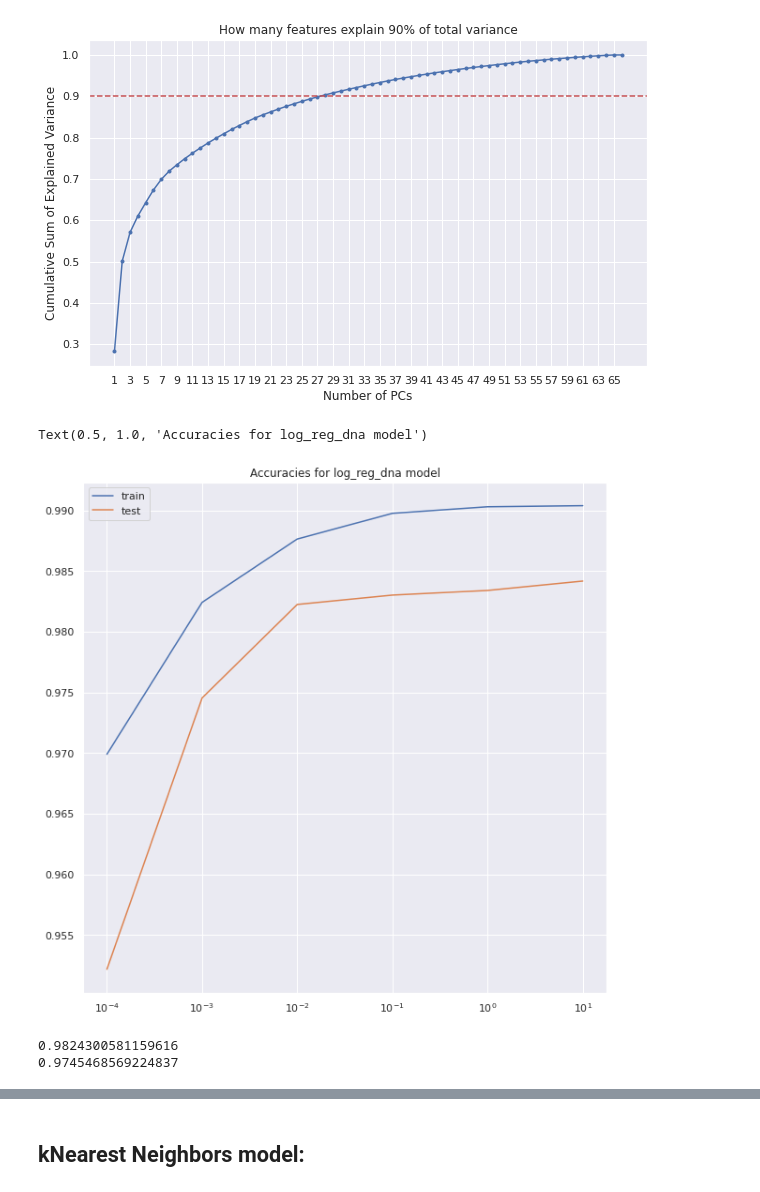
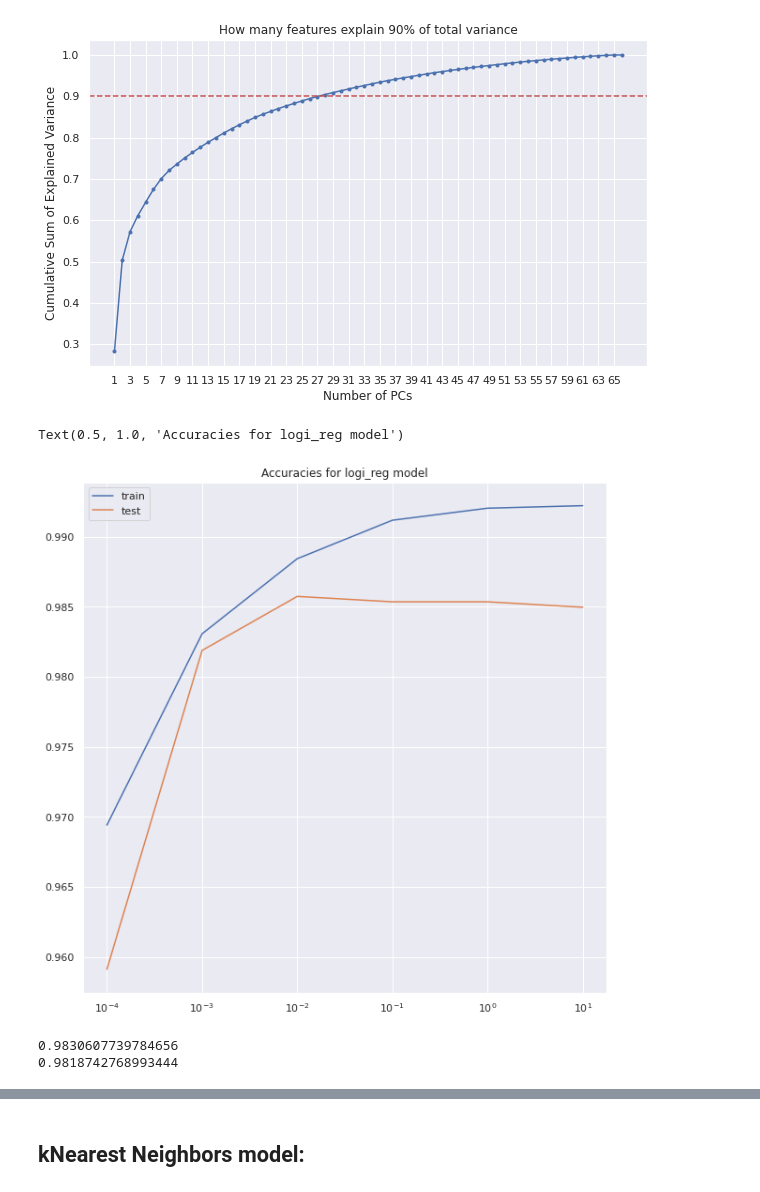
Before and after one commit to PyJasmine/codon, a Jupyter notebook: notebooks/Modelling DNAtype classes.ipynb, the cells around one changed output, grey strips where cells are left out. Drawn from its saved outputs; the diff is of its cells as text; code cells hidden in the pictures.

```diff
--- a/notebooks/Modelling DNAtype classes.ipynb
+++ b/notebooks/Modelling DNAtype classes.ipynb
@@ -95,6 +99,13 @@ codon.describe()
 8 rows × 67 columns
 # %% [markdown]
 ---
+# %%
+#assigning the target and features y and X
+
+X = codon.drop(columns=['Kingdom','DNAtype', 'SpeciesName']) #features
+y = codon['DNAtype'] #target
+
+X_train, X_test, y_train, y_test = train_test_split(X, y, stratify=y, test_size=0.2)
 # %% [markdown]
 # Vanilla Models:
 # %% [markdown]
@@ -179,7 +190,7 @@ dna0_results_df.sort_values(by='mean_test_score', ascending=False)
 #Using SMOTE to balance the classes:
 
 sm = SMOTE(random_state=42)
-X_train_sm, y_train_sm = sm.fit_resample(X_train_dna, y_train_dna)
+X_train_sm, y_train_sm = sm.fit_resample(X_train, y_train)
 
 #Plotting distributions
 print('Distributions before and after SMOTE upsampling:')
@@ -187,7 +198,7 @@ plt.subplots(1, 2, figsize=(10, 3))
 
 # Plot the original data
 plt.subplot(1,2,1)
-plt.bar(y_train_dna.value_counts().index, y_train_dna.value_counts())
+plt.bar(y_train.value_counts().index, y_train.value_counts())
 plt.title('Original target classes')
 plt.xticks(ticks=[0, 1, 2])
 
@@ -203,7 +214,7 @@ print('=========================================================================
 #scaling data for PCA tranform
 scaler = StandardScaler()
 X_train_scaled = scaler.fit_transform(X_train_sm) #scaling the upsampled set
-X_test_scaled = scaler.transform(X_test_dna)
+X_test_scaled = scaler.transform(X_test)
 
 #PCA dimensionality reduction
 pca = PCA()
@@ -218,11 +229,11 @@ cumulative_sum = np.cumsum(explained_variance)
 
 #plot
 plt.figure(figsize=(10, 6))
-plt.plot(range(1, len(X_train_dna.columns)+1), cumulative_sum, marker='.')
+plt.plot(range(1, len(X_train.columns)+1), cumulative_sum, marker='.')
 plt.axhline(0.9, c='r', linestyle='--')
 plt.xlabel('Number of PCs')
 plt.ylabel('Cumulative Sum of Explained Variance')
-plt.xticks(range(1, len(X_train_dna.columns)+1, 2))
+plt.xticks(range(1, len(X_train.columns)+1, 2))
 plt.title("How many features explain 90% of total variance")
 plt.show()
 # %% [output]
@@ -233,7 +244,7 @@ Distributions before and after SMOTE upsampling:
 # %%
 #setting n_components and refitting a PCA
 
-pca_0 = PCA(n_components= 25)
+pca_0 = PCA(n_components= 27)
 
 # fit transform train set and transform test set
 X_train_PCA_0 = pca_0.fit_transform(X_train_scaled)
@@ -247,32 +258,32 @@ train_accuracies = []
 test_accuracies = []
 
 for c in c_params:
-    log_reg_dna = LogisticRegression(C=c, max_iter= 10000)
+    logi_reg = LogisticRegression(C=c, max_iter= 10000)
 
-    log_reg_dna.fit(X_train_PCA_0, y_train_sm)
+    logi_reg.fit(X_train_PCA_0, y_train_sm)
 
-    train_accuracies.append(log_reg_dna.score(X_train_PCA_0, y_train_sm))
-    test_accuracies.append(log_reg_dna.score(X_test_PCA_0, y_test_dna))
+    train_accuracies.append(logi_reg.score(X_train_PCA_0, y_train_sm))
+    test_accuracies.append(logi_reg.score(X_test_PCA_0, y_test))
 # %%
 plt.figure(figsize=(10, 10))
 plt.plot(c_params, train_accuracies, label = 'train')
 plt.plot(c_params, test_accuracies, label = 'test')
 plt.xscale('log')
 plt.legend()
-plt.title('Accuracies for log_reg_dna model')
+plt.title('Accuracies for logi_reg model')
 # %% [output]
-Text(0.5, 1.0, 'Accuracies for log_reg_dna model')
+Text(0.5, 1.0, 'Accuracies for logi_reg model')
-[figure, old version]
+[figure, new version]
 # %%
-#For C =0.001
+#For C =0.001~
 
-log_reg_dna_0 = LogisticRegression(C=0.001, max_iter= 10000)
+log_reg_0 = LogisticRegression(C=0.001, max_iter= 10000)
 
-log_reg_dna_0.fit(X_train_PCA_0, y_train_sm)
+log_reg_0.fit(X_train_PCA_0, y_train_sm)
 
-print(log_reg_dna_0.score(X_train_PCA_0, y_train_sm))
-print(log_reg_dna_0.score(X_test_PCA_0, y_test_dna))
+print(log_reg_0.score(X_train_PCA_0, y_train_sm))
+print(log_reg_0.score(X_test_PCA_0, y_test))
 # %% [output]
-0.9824300581159616
-0.9745468569224837
+0.9830607739784656
+0.9818742768993444
 # %%
```
Also changed, not shown: parts of 22 cells of this notebook.
